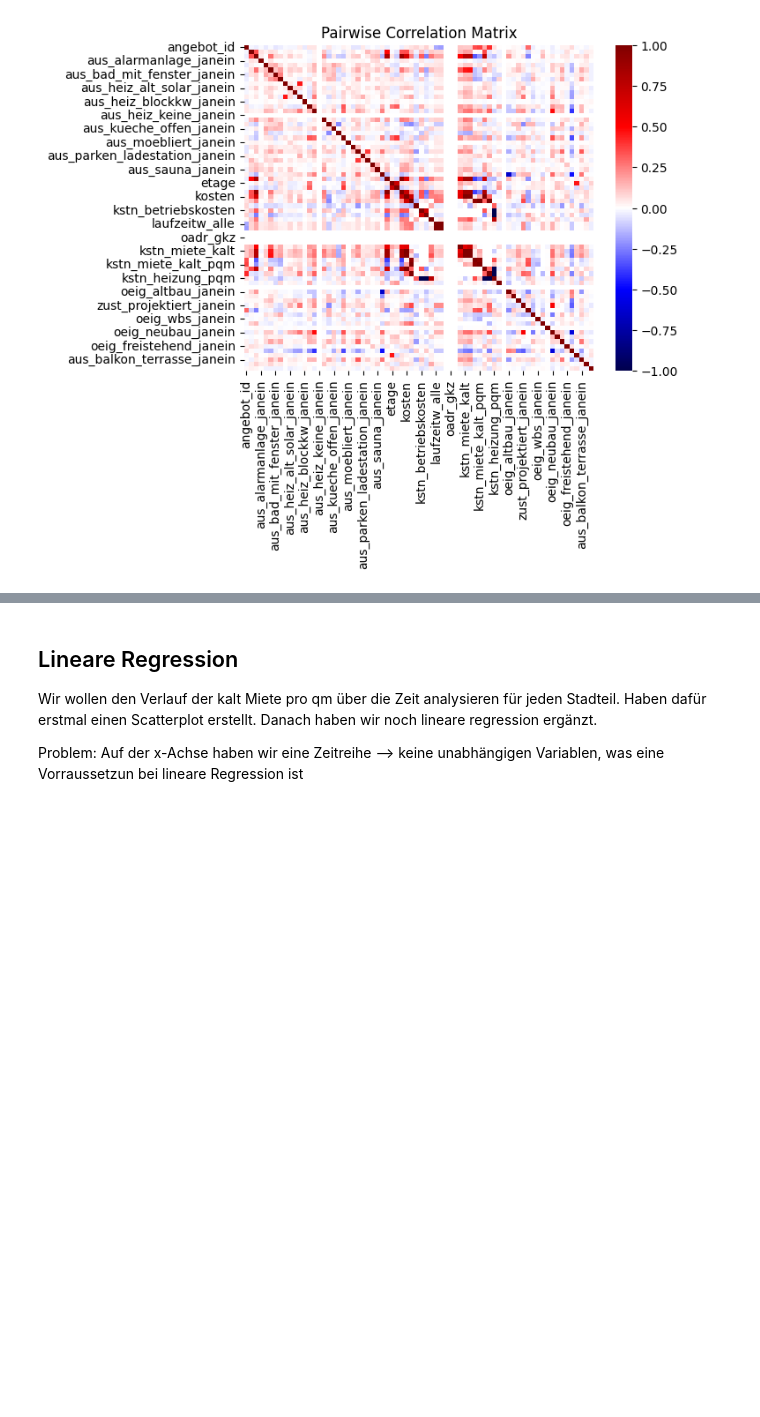
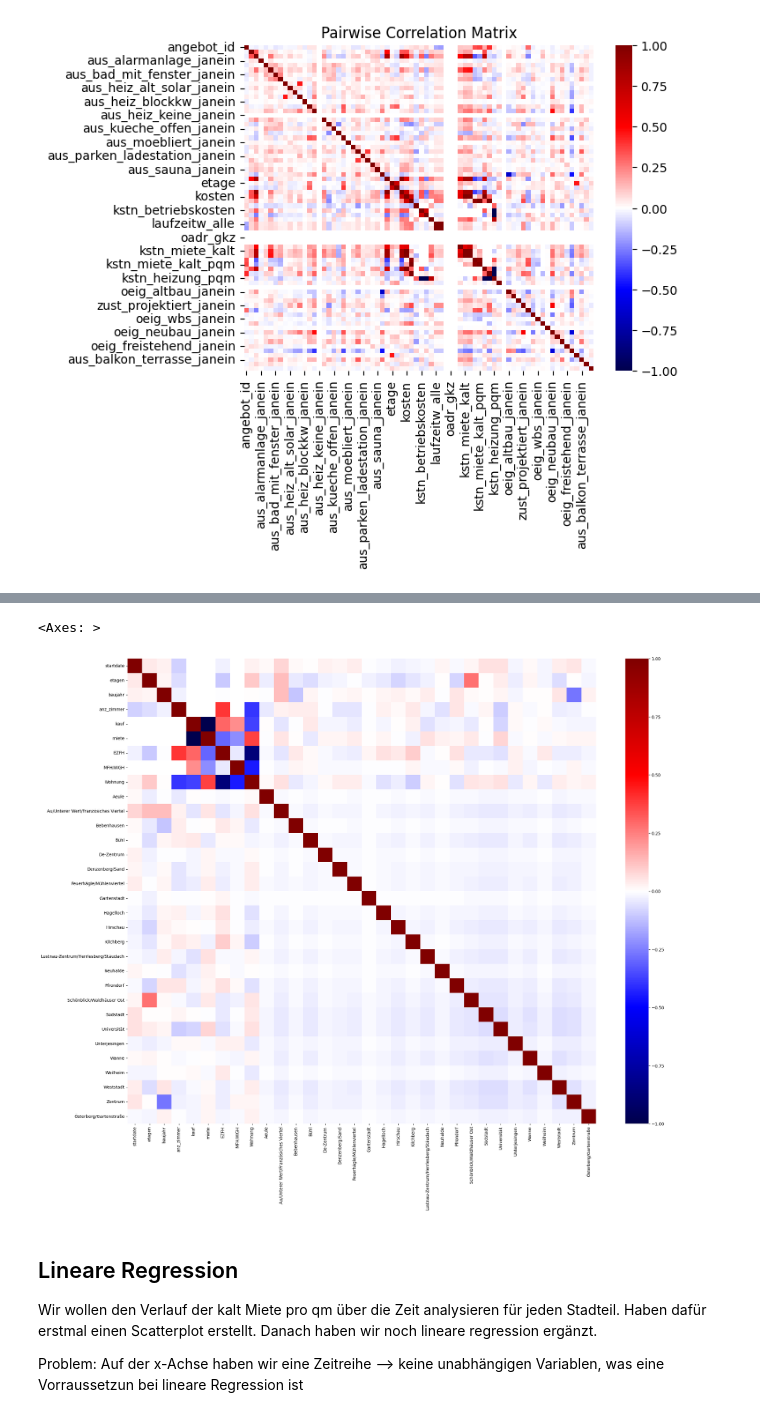
Before and after one commit to okihnjo/DataLiteracy, a Jupyter notebook: notebooks/correlations.ipynb, the cells around one changed output, grey strips where cells are left out. Saved outputs shown, nothing was run; the diff lists cells and outputs as text; code cells hidden in the pictures; blank space fills up the shorter version.

```diff
--- a/notebooks/correlations.ipynb
+++ b/notebooks/correlations.ipynb
@@ -73,0 +112,10 @@ plot_corr_matrix(df)
+# %%
+interesting_features = ["startdate", "etagen", "baujahr", "anz_zimmer"]
+df_num = df[df["nachfrageart"] == "miete"][interesting_features]
+df_num["startdate"] = pd.to_numeric(pd.to_datetime(df_num["startdate"]))
+df_num = pd.concat([df_num, pd.get_dummies(df["objekttyp_fein"])], axis=1)
+df_num = pd.concat([df_num, pd.get_dummies(df["nachfrageart"])], axis=1)
+df_num = pd.concat([df_num, pd.get_dummies(df["objekttyp_grob"])], axis=1)
+# df_num = pd.concat([df_num, pd.get_dummies(dfg["oadr_u1"])],axis=1)
+df_num = pd.concat([df_num, pd.get_dummies(df["oadr_u2"])], axis=1)
+df_num
@@ -74,3 +136,13 @@ plot_corr_matrix(df)
+# %%
+corr = df_num.corr()
+corr_na_col_missing = corr.dropna(axis=1, how='all')
+corr_na_missing = corr_na_col_missing.dropna(how='all')
+
+plt.subplots(figsize=(25, 20))
+sns.heatmap(corr_na_missing, cmap='seismic', center=0.0)
+# %% [output]
+<Axes: >
+[figure, added]
 # %% [markdown]
 ## Lineare Regression
 Wir wollen den Verlauf der kalt Miete pro qm über die Zeit analysieren für jeden Stadteil.
```
Also changed, not shown: parts of 5 cells of this notebook, 4 other files.
